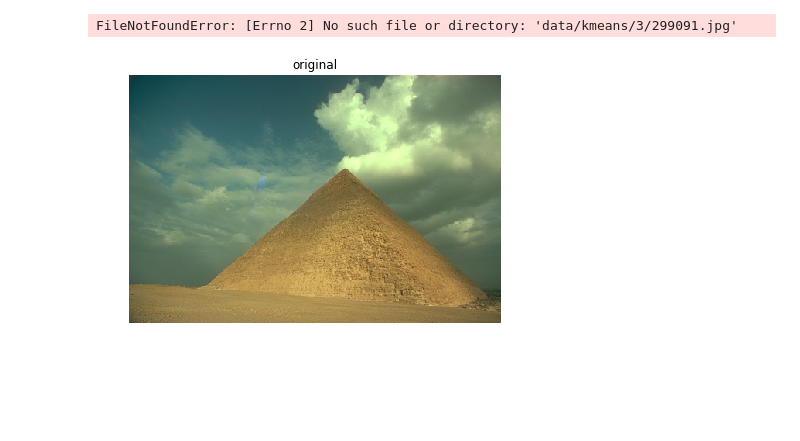
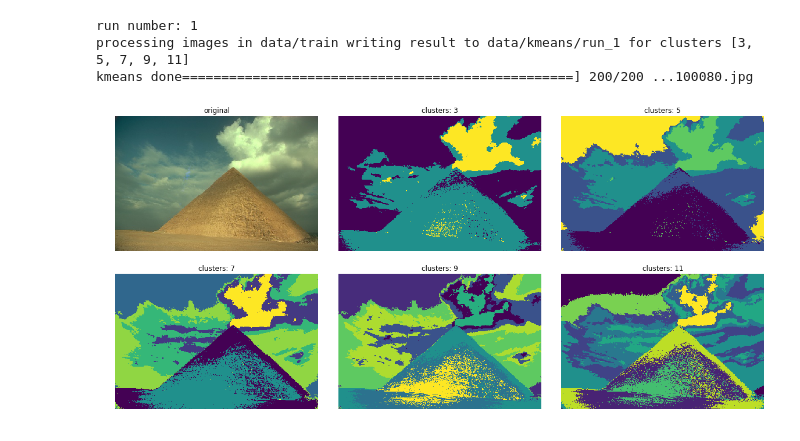
Before and after one commit to M7moudHussein/Image-Segmentaion, a Jupyter notebook: clustering.ipynb, the cells around one changed output. Cells and saved outputs as stored; diff of their text form; code cells hidden in the pictures; blank space fills up the shorter version.

Commit message:
Finish kmeans. Next step is the kmeans comments

```diff
--- a/clustering.ipynb
+++ b/clustering.ipynb
@@ -16,6 +131,42 @@ def progress_bar(count, total, status=''):
+# %%
+import numpy as np
+import imageio
+
+def kmeans_images(original_path, result_path, segs):
+    print("processing images in " + original_path + " writing result to " + result_path +
+         " for clusters " + str(segs))
+
+    images = os.listdir(original_path)
+    n = len(images)
+    i = 1
+    for image in images:
+        progress_bar(i, n, image)
+        i = i + 1
+
+        img = imread(os.path.join(original_path, image))
+        for seg in segs:
+            dirc = os.path.join(result_path, str(seg))
+            if not os.path.exists(dirc):
+                os.makedirs(dirc)
+
+            c = np.copy(img)
+            result = kmeans_cluster(c, seg)
+            np.save(os.path.join(dirc, image), result)
+
+    print("kmeans done")
+
+n_tirals = 1
+for i in range(1, n_tirals + 1):
+    print("run number: " + str(i))
+    f = "run_" + str(i)
+    kmeans_images(dirc_train, os.path.join(dirc_kmeans, f), [3,5,7,9,11])
+# %% [output]
+run number: 1
+processing images in data/train writing result to data/kmeans/run_1 for clusters [3, 5, 7, 9, 11]
+kmeans done==================================================] 200/200 ...100080.jpg
 # %%
 # display image and it's segmentation
-
+import numpy as np
 from matplotlib.image import imread
 import matplotlib.pyplot as plt
 
@@ -23,36 +174,36 @@ def visualize(image_name, original_path, segmentation_path, segs):
 
     img = imread(os.path.join(original_path, image_name))
 
 
-    fig = plt.figure(figsize=(20, 20))
-    fig.subplots_adjust(hspace=0.0, wspace=0.0)
+    fig = plt.figure(figsize=(20, 10))
+    fig.subplots_adjust(hspace=0.0, wspace=0.1)
 
     l = len(segs) + 1
     n = 2
     m = l // n
 
     fig.add_subplot(n, m, 1)
     plt.axis('off')
     plt.title('original')
     plt.imshow(img)
 
     i = 2
     for f in segs:
-        img = imread(os.path.join(segmentation_path, f, image_name))
+        img = np.load(os.path.join(segmentation_path, f, image_name + ".npy"))
         fig.add_subplot(n, m, i)
         plt.axis('off')
         plt.title('clusters: ' + f)
         plt.imshow(img)
 
         i = i + 1
 
 #     plot(img)
     plt.show()
 
 dirc_train = os.path.join(data_dirc, "train")
 dirc_kmeans = os.path.join(data_dirc, "kmeans")
 pyramid_image = "299091.jpg"
-# visualize(pyramid_image, dirc_train, dirc_kmeans, ["3", "5", "7", "9", "11"])
+segs = ["3", "5", "7", "9", "11"]
+visualize(pyramid_image, dirc_train, os.path.join(dirc_kmeans, "run_1"), ["3", "5", "7", "9", "11"])
 # %% [output]
-FileNotFoundError: [Errno 2] No such file or directory: 'data/kmeans/3/299091.jpg'
-[figure, old version]
+[figure, new version]
```
Also changed, not shown: parts of 13 cells of this notebook, 8 other files.
